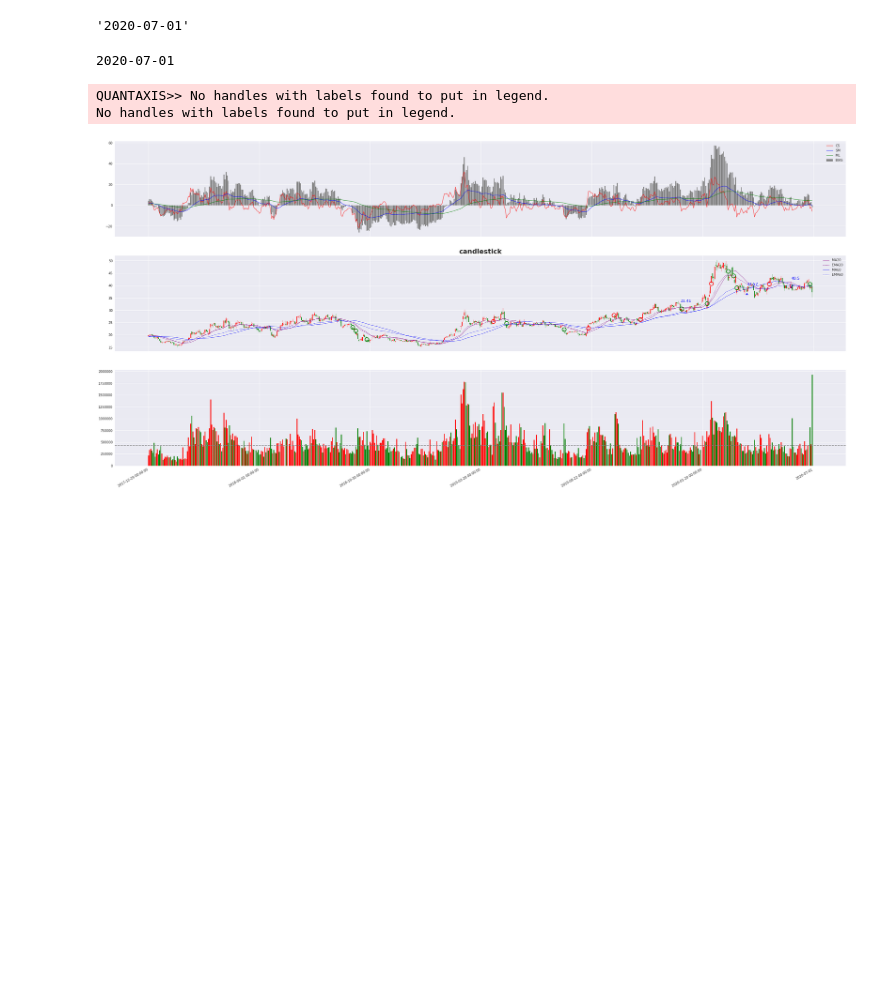
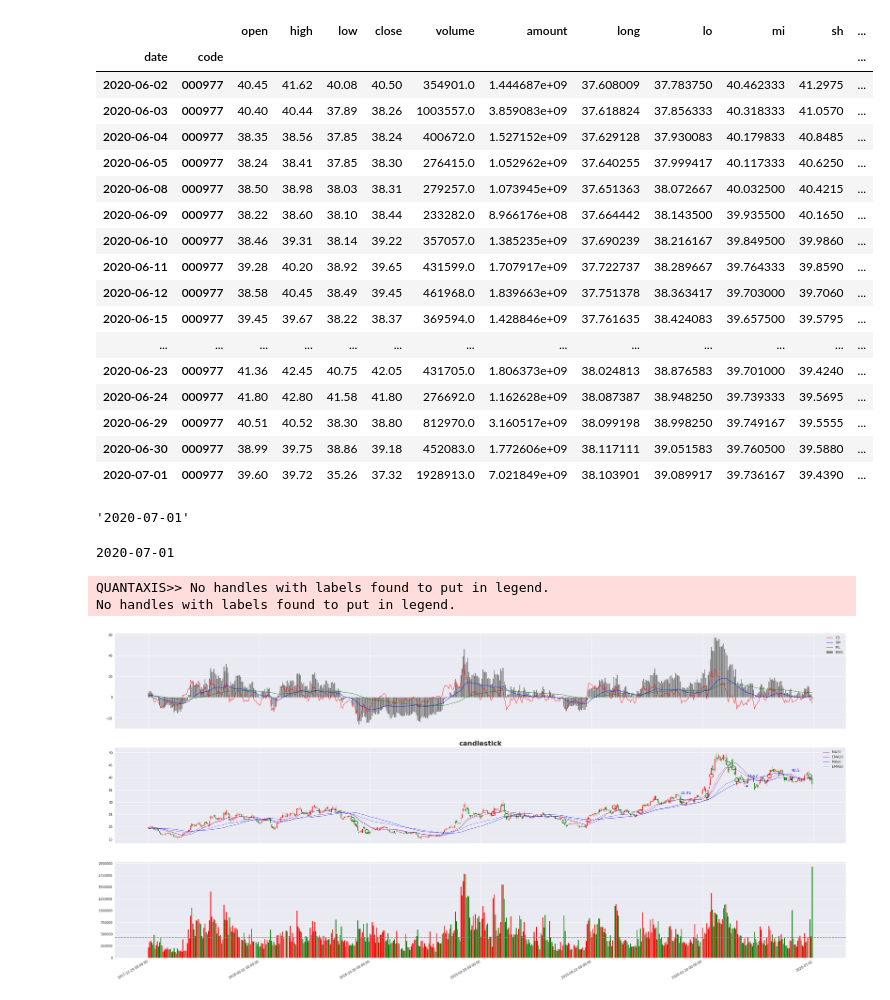
Before and after one commit to mildone/strategy, a Jupyter notebook: Untitled.ipynb, the cells around one changed output. Drawn from its saved outputs; the diff is of its cells as text; code cells hidden in the pictures; blank space fills up the shorter version.

```diff
--- a/Untitled.ipynb
+++ b/Untitled.ipynb
@@ -9,3 +4,66 @@ sample = QA.QA_fetch_stock_day_adv('000977','2019-01-01','2020-07-01').data
+# %%
+def change(dd):
+    from functools import reduce
+    pp_array = [float(close) for close in dd]
+    temp_array = [(price1, price2) for price1, price2 in zip(pp_array[:-1], pp_array[1:])]
+    change = list(map(lambda pp: reduce(lambda a, b: round((b - a) / a, 3), pp), temp_array))
+    change.insert(0, 0)
+    return change
+
+
+def divergence( day,short = 20, mid = 60, long = 120):
+    # change first (d[i].close-d[i-1].close)/d[i-1].close
+    """
+    supported Indicators
+    @change, close(today)-preclose/preclose, up when greater than 0, down when less than 0
+    @ MA and EMA of short, mid, long which are configurable
+    @ Indicator for monitoring divergence of market invest change by time
+    @ CS is (close- shortEMA)/shortEMA
+    @ SM is (shortEMA - midEMA)/midEMA
+    @ ML is (midEMA-longEMA)/longEMA
+    @ BIAS is (close - longEMA)/longEMA
+    General Rule of writing indicators:
+    * ignore those which can be directly got from QUANTAXIS e.g. MACD, KDJ, .etc.
+    * only the one which is used for pattern monitoring and build on top of QUANTAXIS ones
+    """
+
+    day['long'] = QA.EMA(day.close, long)
+    day['lo'] = QA.MA(day.close, long)
+    day['mi'] = QA.MA(day.close, mid)
+    day['sh'] = QA.MA(day.close, short)
+    day['mid'] = QA.EMA(day.close, mid)
+    day['short'] = QA.EMA(day.close, short)
+    day['BIAS'] = (day.close - day.long) * 100 / day.long
+    day['CS'] = (day.close - day.short) * 100 / day.short
+    day['SM'] = (day.short - day.mid) * 100 / day.mid
+    day['ML'] = (day.mid - day.long) * 100 / day.long
+    #Short MA and Mid MA
+    day['SMAcc'] = change(day.SM)
+    #Mid and Long MA
+    day['MLAcc'] = change(day.ML)
+    return day
+# %%
+divergence(td)
+td[-20:]
+# %% [output]
+|  |  | open | high | low | close | volume | amount | long | lo | mi | sh | ... |
+| date | code |  |  |  |  |  |  |  |  |  |  | ... |
+| 2020-06-02 | 000977 | 40.45 | 41.62 | 40.08 | 40.50 | 354901.0 | 1.444687e+09 | 37.608009 | 37.783750 | 40.462333 | 41.2975 | ... |
+| 2020-06-03 | 000977 | 40.40 | 40.44 | 37.89 | 38.26 | 1003557.0 | 3.859083e+09 | 37.618824 | 37.856333 | 40.318333 | 41.0570 | ... |
+| 2020-06-04 | 000977 | 38.35 | 38.56 | 37.85 | 38.24 | 400672.0 | 1.527152e+09 | 37.629128 | 37.930083 | 40.179833 | 40.8485 | ... |
+| 2020-06-05 | 000977 | 38.24 | 38.41 | 37.85 | 38.30 | 276415.0 | 1.052962e+09 | 37.640255 | 37.999417 | 40.117333 | 40.6250 | ... |
+| 2020-06-08 | 000977 | 38.50 | 38.98 | 38.03 | 38.31 | 279257.0 | 1.073945e+09 | 37.651363 | 38.072667 | 40.032500 | 40.4215 | ... |
+| 2020-06-09 | 000977 | 38.22 | 38.60 | 38.10 | 38.44 | 233282.0 | 8.966176e+08 | 37.664442 | 38.143500 | 39.935500 | 40.1650 | ... |
+| 2020-06-10 | 000977 | 38.46 | 39.31 | 38.14 | 39.22 | 357057.0 | 1.385235e+09 | 37.690239 | 38.216167 | 39.849500 | 39.9860 | ... |
+| 2020-06-11 | 000977 | 39.28 | 40.20 | 38.92 | 39.65 | 431599.0 | 1.707917e+09 | 37.722737 | 38.289667 | 39.764333 | 39.8590 | ... |
+| 2020-06-12 | 000977 | 38.58 | 40.45 | 38.49 | 39.45 | 461968.0 | 1.839663e+09 | 37.751378 | 38.363417 | 39.703000 | 39.7060 | ... |
+| 2020-06-15 | 000977 | 39.45 | 39.67 | 38.22 | 38.37 | 369594.0 | 1.428846e+09 | 37.761635 | 38.424083 | 39.657500 | 39.5795 | ... |
+| ... | ... | ... | ... | ... | ... | ... | ... | ... | ... | ... | ... | ... |
+| 2020-06-23 | 000977 | 41.36 | 42.45 | 40.75 | 42.05 | 431705.0 | 1.806373e+09 | 38.024813 | 38.876583 | 39.701000 | 39.4240 | ... |
+| 2020-06-24 | 000977 | 41.80 | 42.80 | 41.58 | 41.80 | 276692.0 | 1.162628e+09 | 38.087387 | 38.948250 | 39.739333 | 39.5695 | ... |
+| 2020-06-29 | 000977 | 40.51 | 40.52 | 38.30 | 38.80 | 812970.0 | 3.160517e+09 | 38.099198 | 38.998250 | 39.749167 | 39.5555 | ... |
+| 2020-06-30 | 000977 | 38.99 | 39.75 | 38.86 | 39.18 | 452083.0 | 1.772606e+09 | 38.117111 | 39.051583 | 39.760500 | 39.5880 | ... |
+| 2020-07-01 | 000977 | 39.60 | 39.72 | 35.26 | 37.32 | 1928913.0 | 7.021849e+09 | 38.103901 | 39.089917 | 39.736167 | 39.4390 | ... |
 # %%
 sample.index.get_level_values('date')[-1]
 # %% [output]
```
Also changed, not shown: parts of 2 cells of this notebook, 2 other files.
